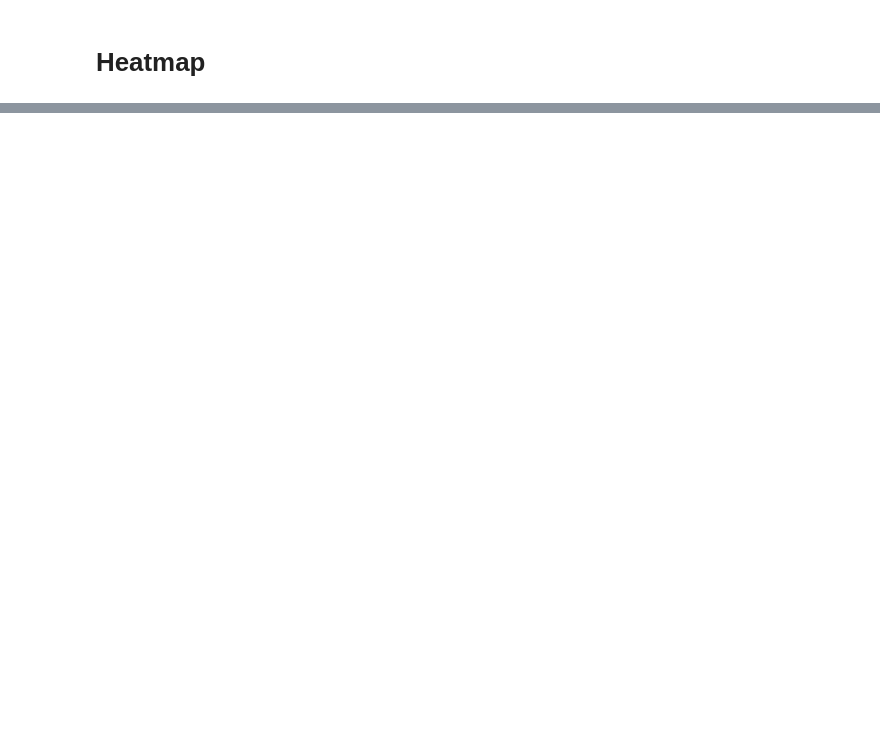
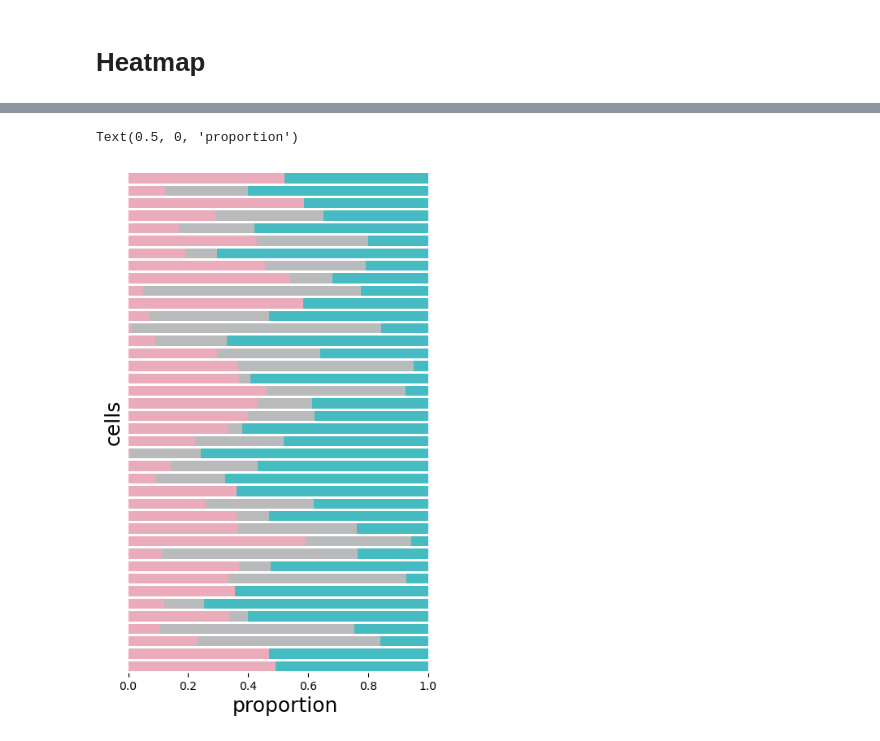
Before and after one commit to nuoxuxu/patch_seq_spl, a Jupyter notebook: notebooks/funcitonal_characterization.ipynb, the cells around one changed output, grey strips where cells are left out. Drawn from its saved outputs; the diff is of its cells as text; code cells hidden in the pictures; blank space fills up the shorter version.

```diff
--- a/notebooks/funcitonal_characterization.ipynb
+++ b/notebooks/funcitonal_characterization.ipynb
@@ -201,0 +243,15 @@ src.plot_glm_results("proc/scquint/three/simple")
+# %%
+fig, ax = plt.subplots(figsize = (5, 8))
+pd.Series(np.repeat(1, 40))\
+    .pipe(sns.barplot, orient = "h", ax = ax, color = "#32CED5")
+pd.Series(np.random.random(40) * 0.6 + np.random.random(40) * 0.4)\
+    .pipe(sns.barplot, orient = "h", color = "#B8BABC")
+pd.Series(np.random.random(40) * 0.6)\
+    .pipe(sns.barplot, orient = "h", color = "#F5A0B4")
+sns.despine(top=True, right=True, left=True, bottom=True)
+ax.set_yticks([])
+ax.set_ylabel("cells", fontsize=18)
+ax.set_xlabel("proportion", fontsize=18)
+# %% [output]
+Text(0.5, 0, 'proportion')
+[figure, added]
```
Also changed, not shown: parts of 14 cells of this notebook, 4 other files.
